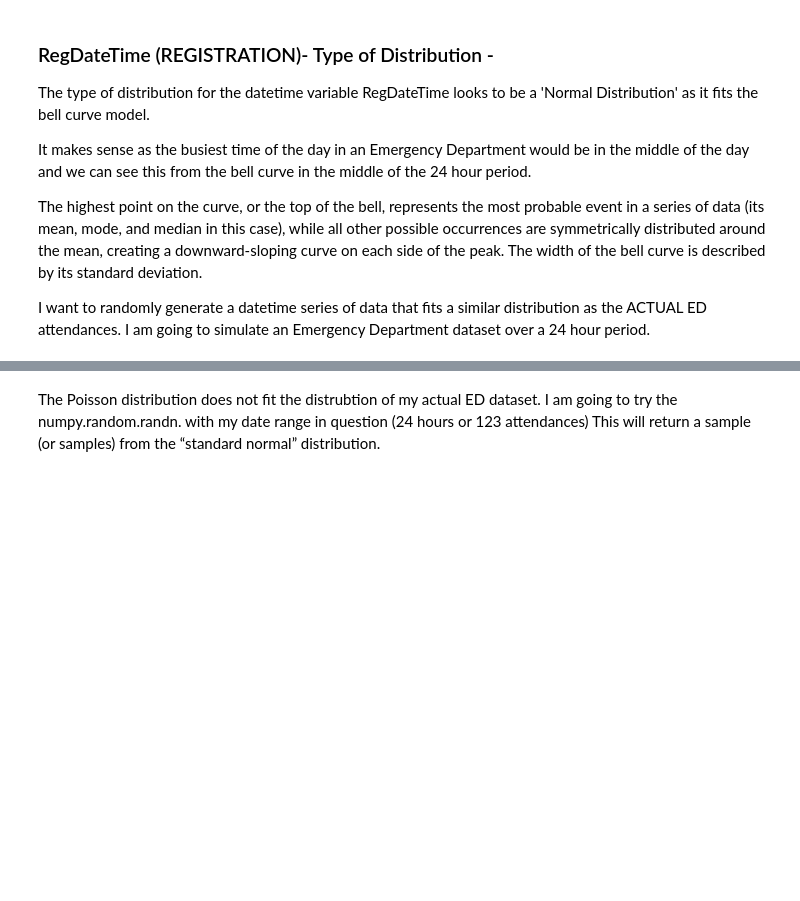
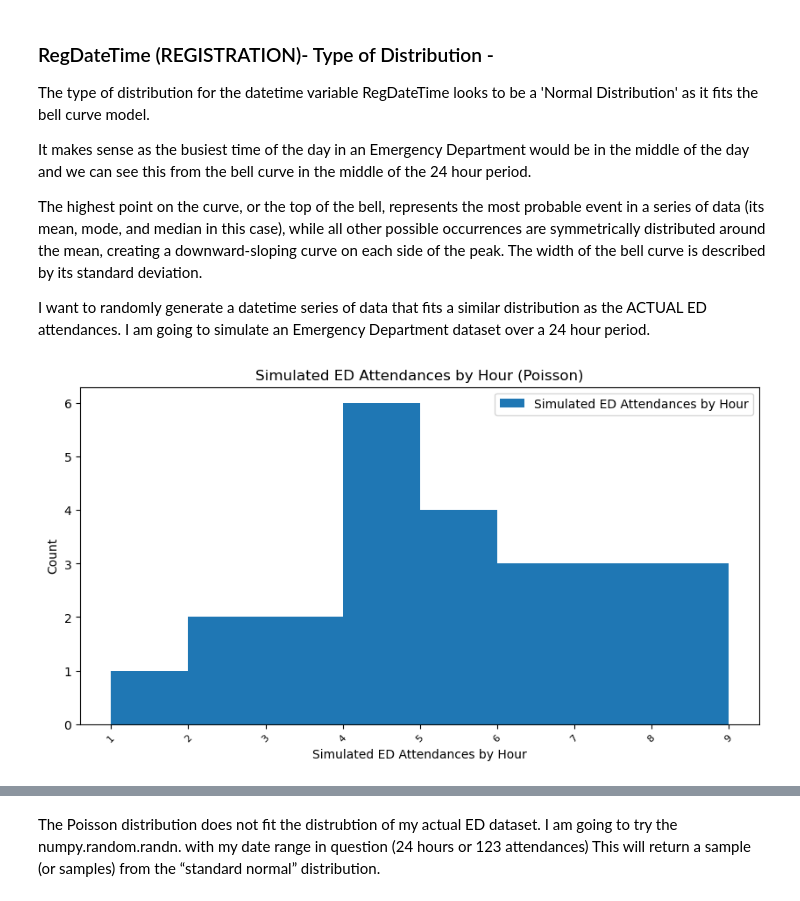
Before and after one commit to AudeAllen/PDA_Assignment, a Jupyter notebook: PDA_Assignment.ipynb, the cells around one changed output, grey strips where cells are left out. Cells and saved outputs as stored; diff of their text form; code cells hidden in the pictures; blank space fills up the shorter version.

```diff
--- a/PDA_Assignment.ipynb
+++ b/PDA_Assignment.ipynb
@@ -206,34 +248,36 @@ import pandas as pd
 
 rng = np.random.default_rng()
 
-idx = pd.date_range("2023-02-02", periods=24, freq="H")
+idx = pd.date_range("2023-11-02", periods=24, freq="H")
 
 idx
 
 ts = pd.DataFrame(data=rng.random(len(idx)), index=idx, columns=['Attendances'])
 
 ts
 
 # Use the numpy.random.poisson distrubtion to simulate a time series for say 24 hours or 1 day worth of data
 
 # Synthesising a time series dataset
 
 poisson = pd.DataFrame(data=rng.poisson(5,len(idx)), index=idx, columns=['Attendances'])
 
 poisson
 
 
 plt.figure(figsize = (10, 5))
 plt.hist(poisson,8, histtype='bar', stacked=True)
 plt.legend(['Simulated ED Attendances by Hour'])
 plt.title("Simulated ED Attendances by Hour (Poisson)")
 plt.xlabel("Hour")
 plt.ylabel("Count")
 plt.xticks(rotation=45)
 plt.xlabel("Simulated ED Attendances by Hour", fontsize=10)
 plt.xticks(fontsize=8)
 plt.savefig('Images/Simulated ED Attendances by Hour.png')# Save to PNG file in the Images folder
 plt.show()
 
 
 print(poisson)
+# %% [output]
+[figure, added]
```
Also changed, not shown: parts of 28 cells of this notebook, 7 other files.
